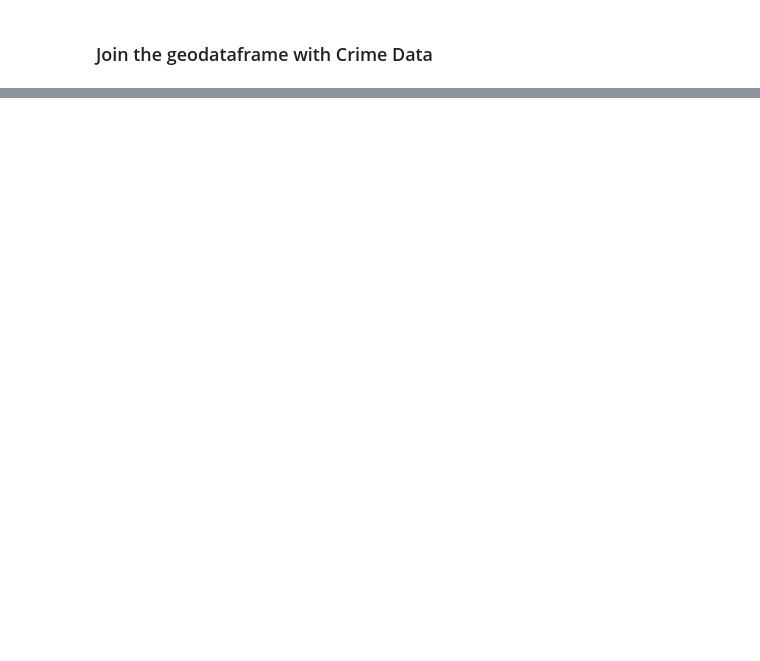
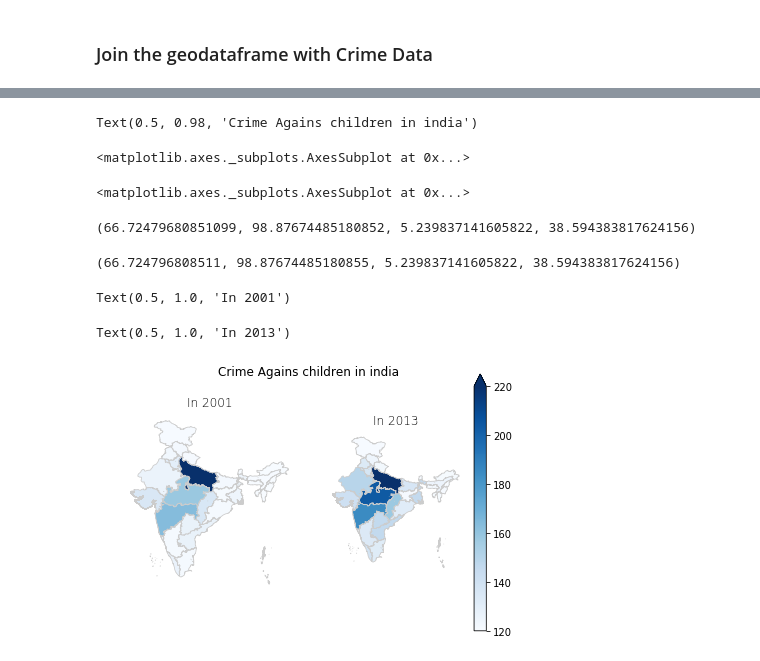
Before and after one commit to emuhsina/EDA_Crime_data, a Jupyter notebook: Notebook.ipynb, the cells around one changed output, grey strips where cells are left out. Drawn from its saved outputs; the diff is of its cells as text; code cells hidden in the pictures; blank space fills up the shorter version.

```diff
--- a/Notebook.ipynb
+++ b/Notebook.ipynb
@@ -442,0 +449,64 @@ map_df.plot()
+# %%
+
+
+# set the range for the choropleth
+
+vmin, vmax = 120, 220
+
+# create figure and axes for Matplotlib
+fig, (ax1, ax2) = plt.subplots(1,2)
+fig.suptitle("Crime Agains children in india")
+#plt.subplots(ncols = 2, figsize=(10, 6))
+
+#ax1 = fig.add_subplot()
+#ax2 = fig.add_subplot()
+#plt.subplot(1,2,1)
+crime_geo.plot(column=2001, cmap='Blues', linewidth=0.8, ax=ax1, edgecolor='0.8')
+
+#plt.subplot(1,2,2)
+crime_geo.plot(column=2013, cmap='Blues', linewidth=0.8, ax=ax2, edgecolor='0.8')
+
+
+
+# create map
+
+#crime_geo.plot(column=variable, cmap='Blues', linewidth=0.8, ax=ax, edgecolor='0.8')
+
+# remove the axis
+
+ax1.axis('off')
+ax2.axis('off')
+# add a title
+
+ax1.set_title('In 2001', fontdict={'fontsize': '12', 'fontweight' : '3'})
+ax2.set_title('In 2013', fontdict={'fontsize': '12', 'fontweight' : '3'})
+# create an annotation for the data source
+
+#ax1.annotate('Source: data.gov.in', xy=(0.1, .08),  xycoords='figure fraction', horizontalalignment='left', verticalalignment='top', fontsize=12, color='#555555')
+#ax1.annotate('Source: data.gov.in', xy=(0.1, .08),  xycoords='figure fraction', horizontalalignment='left', verticalalignment='top', fontsize=12, color='#555555')
+
+# Create colorbar as a legend
+
+sm = plt.cm.ScalarMappable(cmap='Blues', norm=plt.Normalize(vmin=vmin, vmax=vmax))
+
+# empty array for the data range
+
+sm._A = []
+
+# add the colorbar to the figure
+
+cbar = fig.colorbar(sm ,extend="max")
+plt.tight_layout()
+
+plt.show()
+
+fig.savefig('map_export.png', dpi=300)
+# %% [output]
+Text(0.5, 0.98, 'Crime Agains children in india')
+<matplotlib.axes._subplots.AxesSubplot at 0x...>
+<matplotlib.axes._subplots.AxesSubplot at 0x...>
+(66.72479680851099, 98.87674485180852, 5.239837141605822, 38.594383817624156)
+(66.724796808511, 98.87674485180855, 5.239837141605822, 38.594383817624156)
+Text(0.5, 1.0, 'In 2001')
+Text(0.5, 1.0, 'In 2013')
+[figure, added]
```
Also changed, not shown: parts of 13 cells of this notebook.
